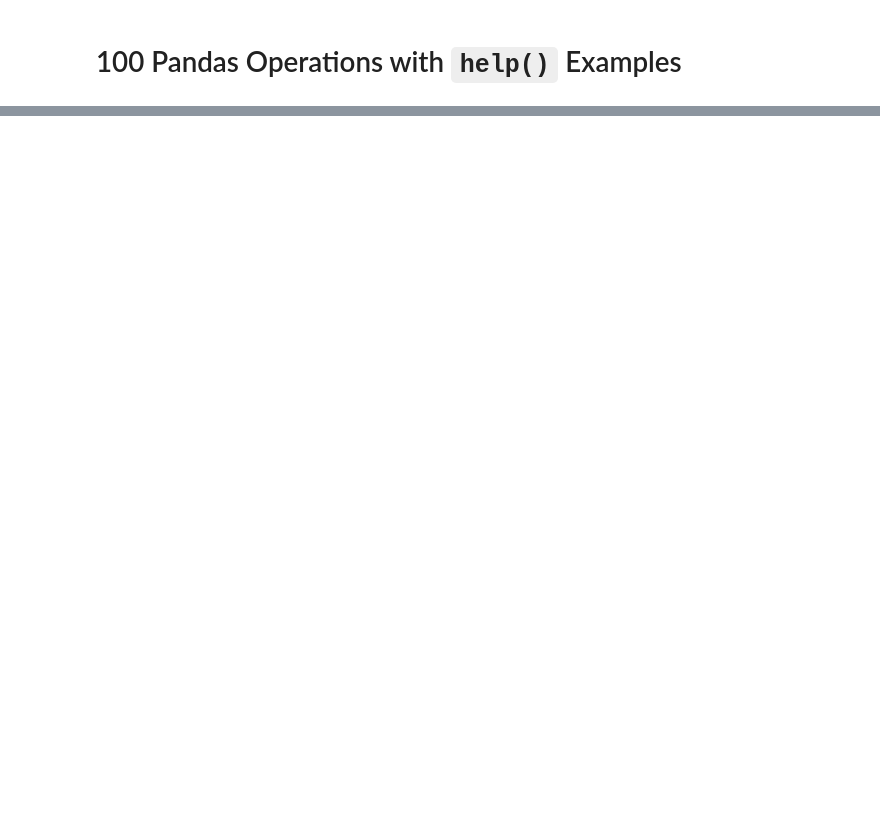
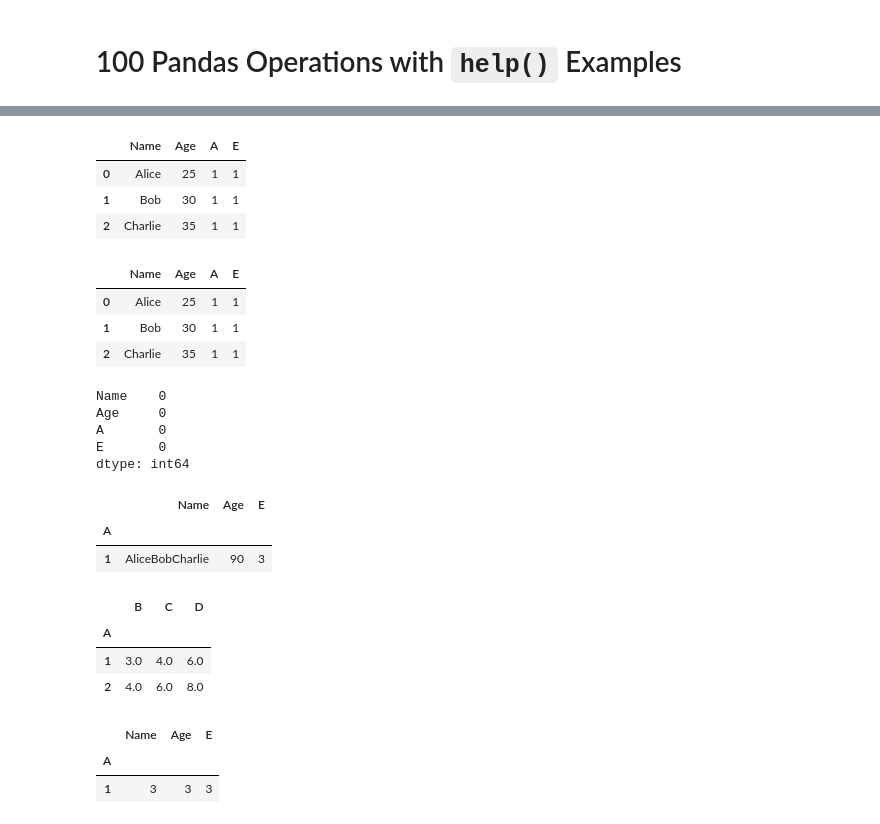
Before and after one commit to ItsWip/ML_learning, a Jupyter notebook: Assignment3/2.pandas_100_operations.ipynb, the cells around one changed output, grey strips where cells are left out. Cells and saved outputs as stored; diff of their text form; code cells hidden in the pictures; blank space fills up the shorter version.

```diff
--- a/Assignment3/2.pandas_100_operations.ipynb
+++ b/Assignment3/2.pandas_100_operations.ipynb
@@ -53,7 +188,7 @@ df.sort_index()
 # %%
-df['C'] = df['A'] + df['B']
+df1['C'] = df1['A'] + df1['B']
 # %%
-df['D'] = df['B'] * 2
+df1['D'] = df1['B'] * 2
 # %%
 df['E'] = df['A'].apply(lambda x: x ** 2)
 # %%
@@ -67,15 +221,44 @@ df.set_index('A')
 # %%
 df.fillna(0)
+# %% [output]
+|  | Name | Age | A | E |
+| 0 | Alice | 25 | 1 | 1 |
+| 1 | Bob | 30 | 1 | 1 |
+| 2 | Charlie | 35 | 1 | 1 |
 # %%
 df.dropna()
+# %% [output]
+|  | Name | Age | A | E |
+| 0 | Alice | 25 | 1 | 1 |
+| 1 | Bob | 30 | 1 | 1 |
+| 2 | Charlie | 35 | 1 | 1 |
 # %%
 df.isnull().sum()
+# %% [output]
+Name    0
+Age     0
+A       0
+E       0
+dtype: int64
 # %%
 df.groupby('A').sum()
+# %% [output]
+|  | Name | Age | E |
+| A |  |  |  |
+| 1 | AliceBobCharlie | 90 | 3 |
 # %%
-df.groupby('A').mean()
+df1.groupby('A').mean()
+# %% [output]
+|  | B | C | D |
+| A |  |  |  |
+| 1 | 3.0 | 4.0 | 6.0 |
+| 2 | 4.0 | 6.0 | 8.0 |
 # %%
 df.groupby('A').count()
+# %% [output]
+|  | Name | Age | E |
+| A |  |  |  |
+| 1 | 3 | 3 | 3 |
 # %%
 df1 = pd.DataFrame({'key': ['A', 'B', 'C'], 'val1': [1, 2, 3]})
 df2 = pd.DataFrame({'key': ['A', 'B', 'D'], 'val2': [4, 5, 6]})
```
Also changed, not shown: parts of 50 cells of this notebook, 4 other files.
